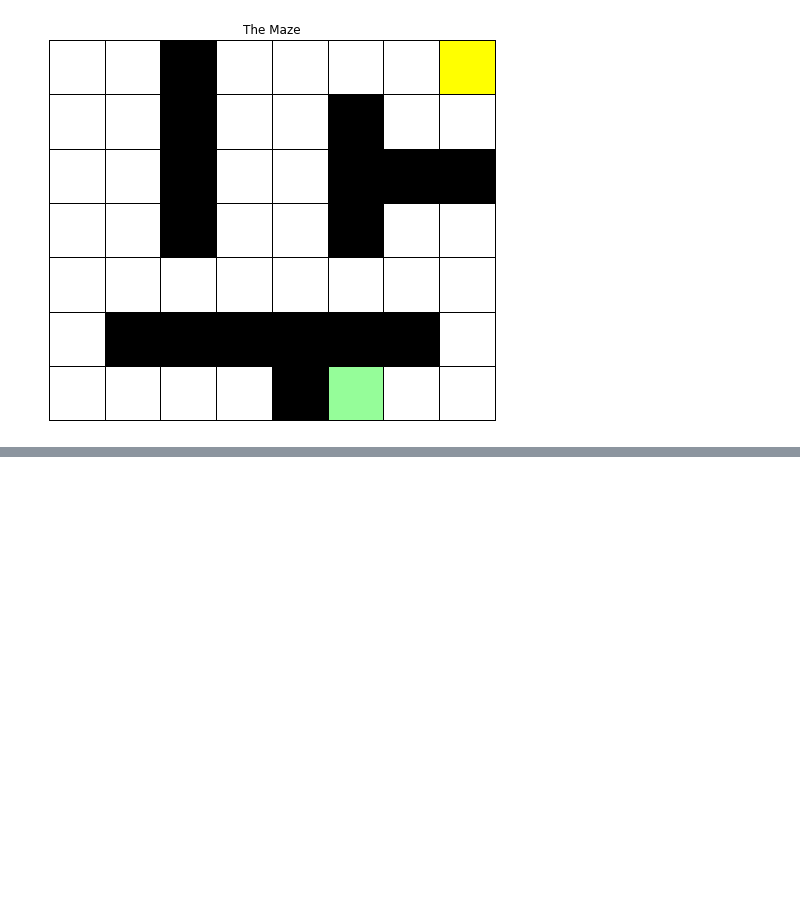
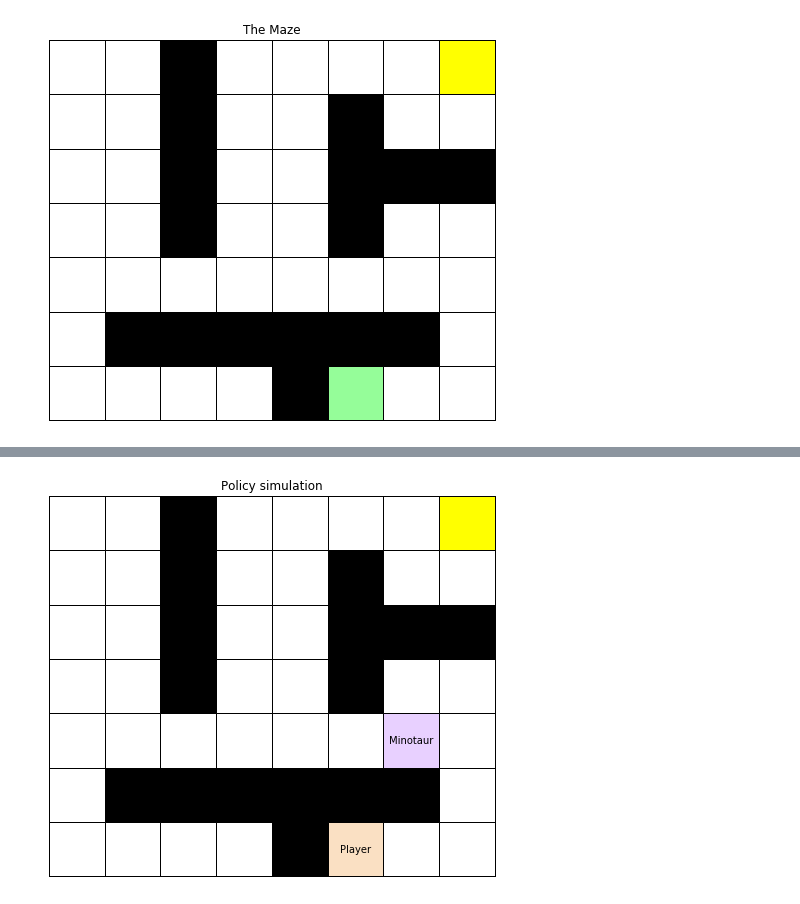
Before and after one commit to lxpr/EL2805-Reinforcement-Learning-Labs, a Jupyter notebook: lab1/Lab_1.ipynb, the cells around one changed output, grey strips where cells are left out. Drawn from its saved outputs; the diff is of its cells as text; code cells hidden in the pictures; blank space fills up the shorter version.

```diff
--- a/lab1/Lab_1.ipynb
+++ b/lab1/Lab_1.ipynb
@@ -306,0 +307,5 @@ mz.animate_solution(maze, path)
+# %%
+path = [(0, 0, 6, 5, 0), (1, 0, 5, 5, 0), (2, 0, 4, 5, 0), (3, 0, 5, 5, 0), (3, 1, 6, 5, 0), (4, 1, 6, 4, 0), (4, 2, 5, 4, 0), (4, 3, 4, 4, 0), (4, 4, 5, 4, 0), (4, 5, 4, 4, 0), (4, 6, 4, 5, 0), (4, 7, 3, 5, 0), (5, 7, 2, 5, 0), (6, 7, 3, 5, 0), (6, 6, 3, 6, 0), (6, 5, 4, 6, 0), (6, 5, 4, 6, 0)]
+mz.animate_solution(maze, path)
+# %% [output]
+[figure, added]
```
Also changed, not shown: parts of 2 cells of this notebook, 1 other file.
